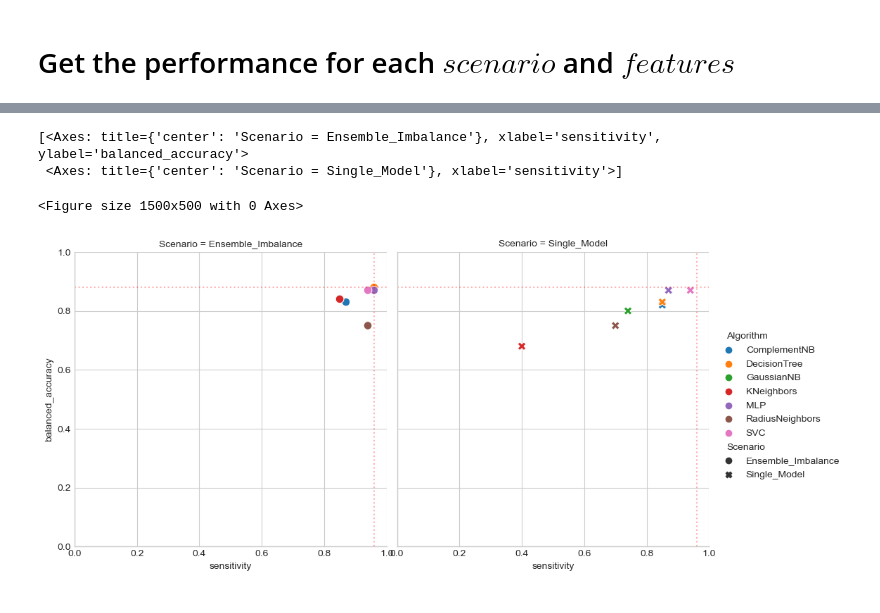
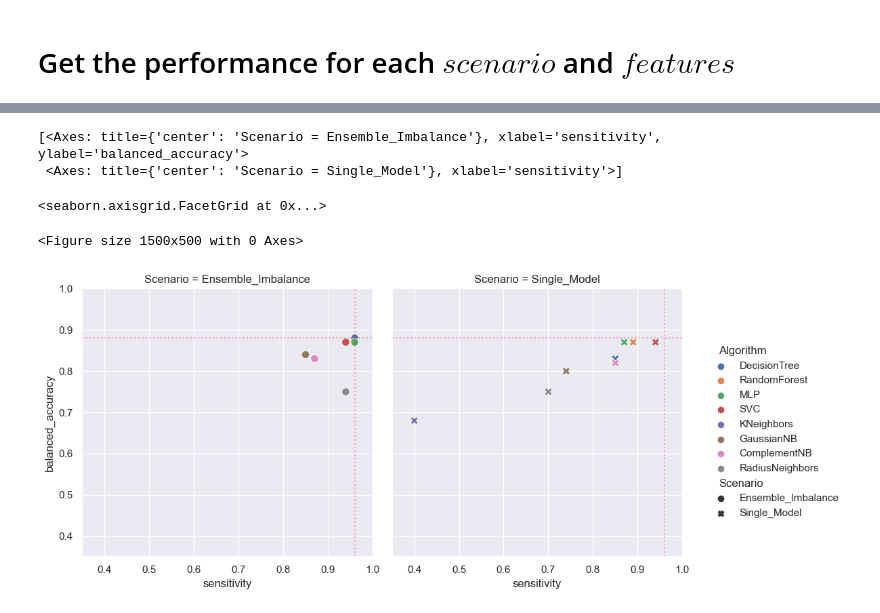
Before and after one commit to fabianopapaiz/als_prognosis_using_ensemble_imbalance, a Jupyter notebook: 05_Train_Validate_Models/777.1 - Separate performances by algorithm scenario and etc.ipynb, the cells around one changed output, grey strips where cells are left out. Drawn from its saved outputs; the diff is of its cells as text; code cells hidden in the pictures.

Commit message:
graphs to analyse the performance

```diff
--- a/05_Train_Validate_Models/777.1 - Separate performances by algorithm scenario and etc.ipynb
+++ b/05_Train_Validate_Models/777.1 - Separate performances by algorithm scenario and etc.ipynb
@@ -186,9 +182,11 @@ df_all.fillna('', inplace=True)
 df_all['Algorithm'] = df_all.Estimator_Class + ' ' + df_all.Model_Class
 df_all.Algorithm = df_all.Algorithm.str.replace('BalancedBagging', '').str.replace('Classifier', '').str.strip()
 
+df_all.Algorithm = df_all.Algorithm.str.replace('BalancedRandomForest', 'RandomForest').str.strip()
+
 
 df_all.sort_values(by=['Algorithm'], inplace=True)
 
-df_all[['Algorithm', 'Estimator', 'Model', 'Model_Class', 'Estimator_Class']].head(9)
+df_all[['Algorithm', 'Estimator', 'Model', 'Model_Class', 'Estimator_Class']]
 # %% [output]
 |  | Algorithm | Estimator | Model | Model_Class | Estimator_Class |
@@ -304,6 +291,9 @@ ValueError: Unable to coerce to Series, length must be 2: given 39
 # %%
 df_aux = df_all.sort_values(by=['Algorithm','Scenario','balanced_accuracy','sensitivity','specificity'],
                             ascending=[True, True, False, False, False]).reset_index().copy()
-df_aux = df_aux.groupby(by=['Algorithm','Scenario']).first()
+df_aux = df_aux.groupby(by=['Algorithm','Scenario']).first().reset_index()
+
+df_aux = utils_exec_models_new.sort_performances_results(df=df_aux).drop(columns=['index'])
+
 df_aux
 # %% [output]
@@ -349,28 +361,32 @@ AttributeError: 'Axes' object has no attribute 'refline'
 # %%
 # fig, axs = plt.subplots(1, 2, figsize=(15,5), sharey=True)
 fig = plt.figure(figsize=(15,5))
 g = sns.relplot(
 #     ax=axs,
     data=df_aux,
     y="balanced_accuracy",
     x="sensitivity",
     col="Scenario",
     hue="Algorithm",
     style="Scenario",
     kind="scatter",
     s=70,
 )
-plt.ylim(0.0, 1.0)
-plt.xlim(0.0, 1.0)
+plt.ylim(0.35, 1.0)
+plt.xlim(0.35, 1.0)
 
 print(g.axes[0])
 
 # plt.axes.refline(y=df_aux.balanced_accuracy.max(), linestyle=":", c='red', alpha=0.3)
-for ax in g.axes[0]:
-    ax.axhline(y=df_aux.balanced_accuracy.max(), linestyle=":", c='red', alpha=0.3)
-    ax.axvline(x=df_aux.sensitivity.max(), linestyle=":", c='red', alpha=0.3)
+# for ax in g.axes[0]:
+#     ax.axhline(y=df_aux.balanced_accuracy.max(), linestyle=":", c='red', alpha=0.3)
+#     ax.axvline(x=df_aux.sensitivity.max(), linestyle=":", c='red', alpha=0.3)
+
+g.refline(y=df_aux.balanced_accuracy.max(), linestyle=":", c='red', alpha=0.3)
+g.refline(x=df_aux.sensitivity.max(), linestyle=":", c='red', alpha=0.3)
 # %% [output]
 [<Axes: title={'center': 'Scenario = Ensemble_Imbalance'}, xlabel='sensitivity', ylabel='balanced_accuracy'>
  <Axes: title={'center': 'Scenario = Single_Model'}, xlabel='sensitivity'>]
-<Figure size 1500x500 with 0 Axes>
+<seaborn.axisgrid.FacetGrid at 0x...>
+<Figure size 1500x500 with 0 Axes>
-[figure, old version]
+[figure, new version]
```
Also changed, not shown: parts of 16 cells of this notebook, 22 other files.
